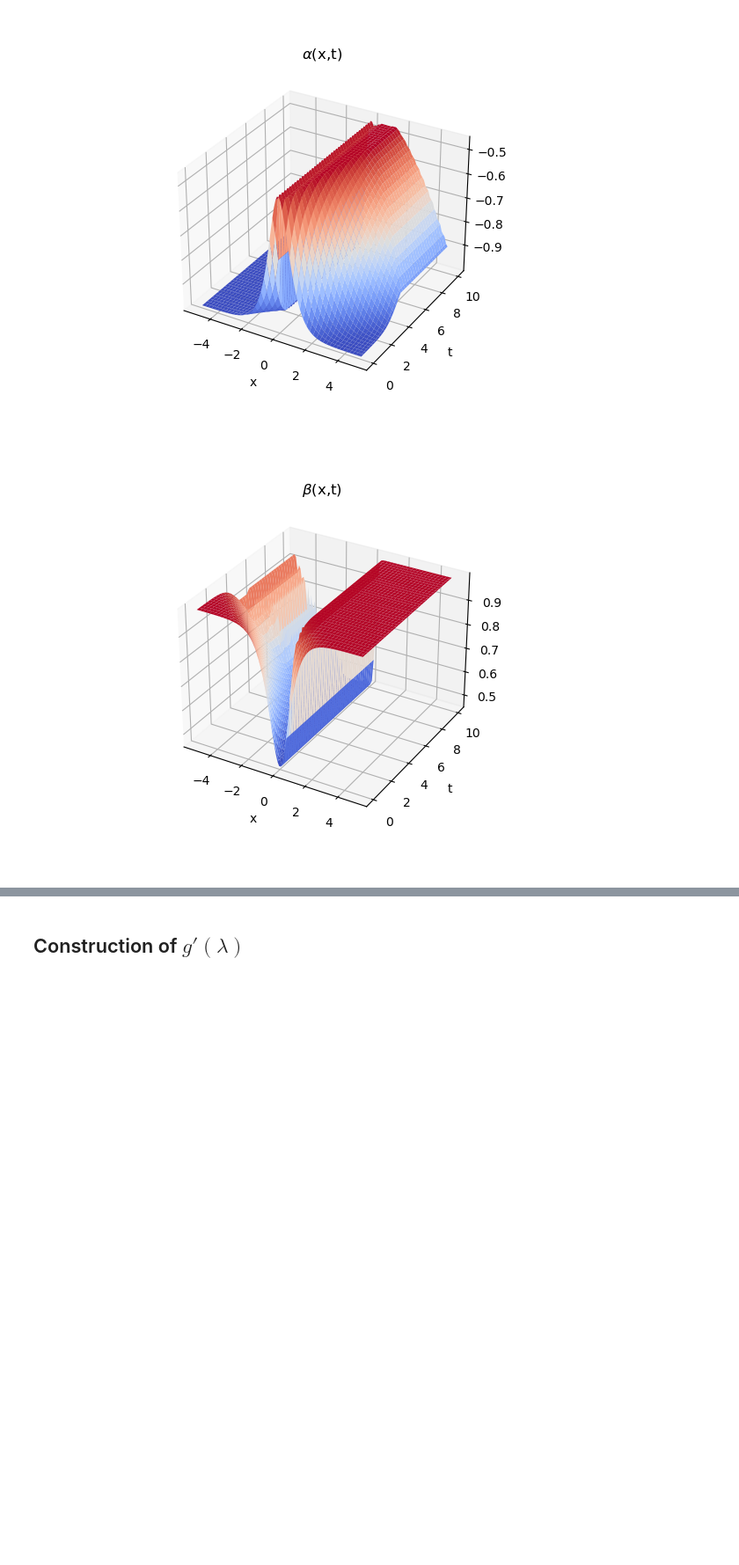
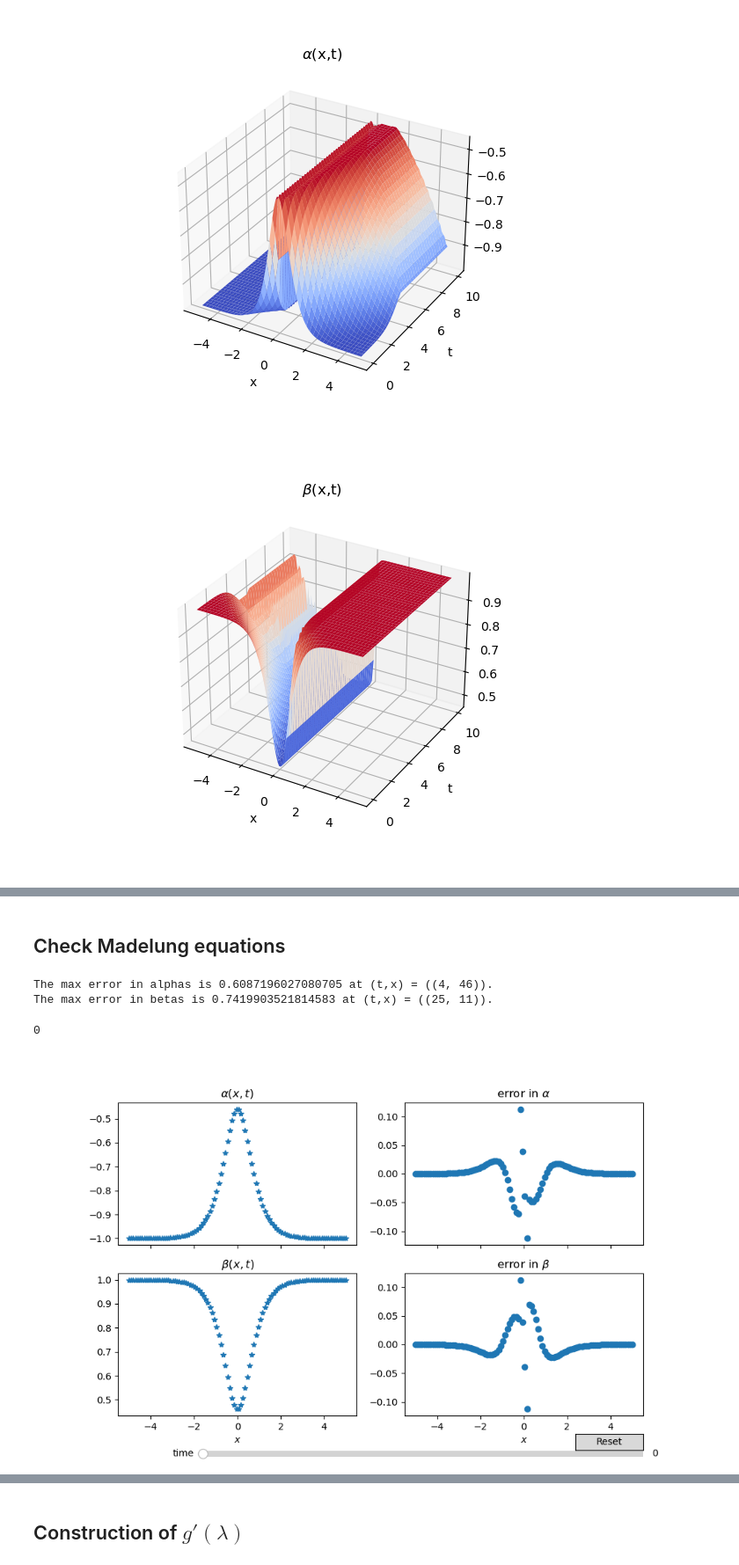
Before and after one commit to infiniteplane/dNLS, a Jupyter notebook: special-initial-condition.ipynb, the cells around one changed output, grey strips where cells are left out. Shown at 88% size. Saved outputs shown, nothing was run; the diff lists cells and outputs as text; code cells hidden in the pictures; blank space fills up the shorter version.

```diff
--- a/special-initial-condition.ipynb
+++ b/special-initial-condition.ipynb
@@ -311,0 +254,74 @@ button.on_clicked(reset)
+# %% [markdown]
+## Check Madelung equations
+# %%
+# store errors
+alphas_err = np.zeros_like(XX)
+betas_err = np.zeros_like(XX)
+
+# check how well the alphas and betas satisfy madelung equations
+# forward difference in time, centered difference in space
+delta_t = T[1]-T[0]
+delta_x = X[1] - X[0]
+
+for tidx in range(num_tsamples-1):
+	for xidx in range(1,num_xsamples-1): # need to exclude boundary points due to centered difference approximation
+		# print(xidx,tidx)
+		alphas_err[tidx,xidx] = (alphas[tidx+1,xidx] - alphas[tidx,xidx])/delta_t + ((1/2)*alphas[tidx,xidx] + (3/2)*betas[tidx,xidx])*(alphas[tidx,xidx+1]-alphas[tidx,xidx-1])/(2*delta_x)
+		betas_err[tidx,xidx] = (betas[tidx+1,xidx] - betas[tidx,xidx])/delta_t + ((1/2)*betas[tidx,xidx] + (3/2)*alphas[tidx,xidx])*(betas[tidx,xidx+1]-betas[tidx,xidx-1])/(2*delta_x)
+
+print(f"The max error in alphas is {np.max(np.abs(alphas_err))} at (t,x) = ({np.unravel_index(np.argmax(np.abs(alphas_err)), np.shape(alphas_err))}).")
+print(f"The max error in betas is {np.max(np.abs(betas_err))} at (t,x) = ({np.unravel_index(np.argmax(np.abs(betas_err)), np.shape(betas_err))}).")
+# %% [output]
+The max error in alphas is 0.6087196027080705 at (t,x) = ((4, 46)).
+The max error in betas is 0.7419903521814583 at (t,x) = ((25, 11)).
+# %%
+# graph of alpha(x) for fixed values of t
+
+plt.close()
+fig5, axs5 = plt.subplots(2,2, sharex=true, figsize=(10,6),num=' ')
+p5, = axs5[0,0].plot(X,alphas[0], label="alpha",marker='*',linestyle='none')
+p5_title = axs5[0,0].set_title(r'$\alpha(x,t)$')
+p5_err, = axs5[0,1].plot(X,alphas_err[0], label="error",marker='o',linestyle='none')
+p5_err_title = axs5[0,1].set_title(r'error in $\alpha$')
+p6, = axs5[1,0].plot(X,betas[0], label="beta",marker='*',linestyle='none')
+p6_title = axs5[1,0].set_title(r'$\beta(x,t)$')
+p6_err, = axs5[1,1].plot(X,betas_err[0], label="error",marker='o',linestyle='none')
+p6_err_title = axs5[1,1].set_title(r'error in $\beta$')
+p5_x_label = axs5[1,0].set_xlabel(r'$x$')
+p6_x_label = axs5[1,1].set_xlabel(r'$x$')
+
+ax_time = fig5.add_axes((0.25, 0.001, 0.65, 0.03))
+
+time_slider = Slider(
+    ax=ax_time,
+    label="time",
+    valinit=0,
+    valmin =0,
+    valmax=num_tsamples,
+    valstep=range(num_tsamples),
+    orientation="horizontal"
+)
+
+# The function to be called anytime a slider's value changes
+def update(val):
+        p5.set_ydata(alphas[:][time_slider.val])
+        p5_err.set_ydata(alphas_err[time_slider.val][:])
+        p6.set_ydata(betas[:][time_slider.val])
+        p6_err.set_ydata(betas_err[time_slider.val][:])
+        fig5.canvas.draw_idle()
+
+
+# register the update function with each slider
+time_slider.on_changed(update)
+
+# Create a `matplotlib.widgets.Button` to reset the sliders to initial values.
+time_reset = fig5.add_axes((0.8, 0.025, 0.1, 0.04))
+button = Button(time_reset, 'Reset', hovercolor='0.975')
+
+
+def reset(event):
+    time_slider.reset()
+button.on_clicked(reset)
+# %% [output]
+0
+[figure, added]
```
Also changed, not shown: parts of 10 cells of this notebook, 1 other file.
